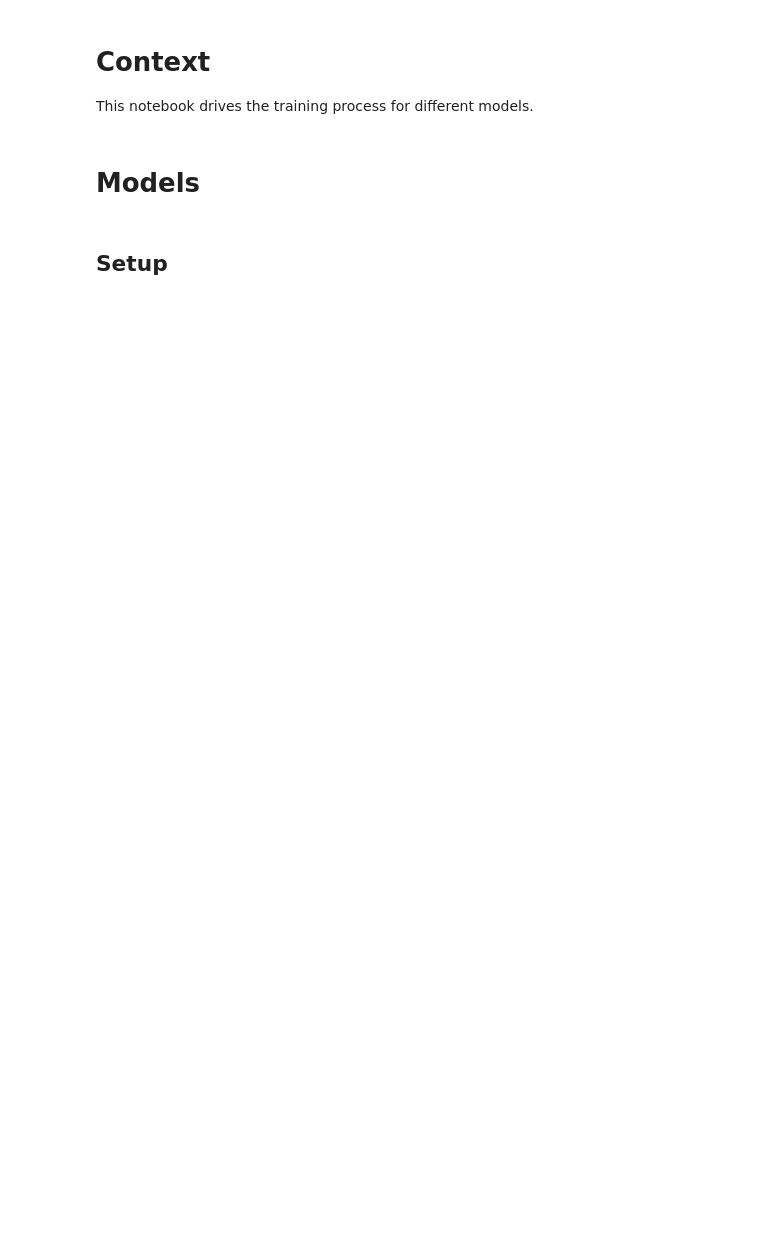
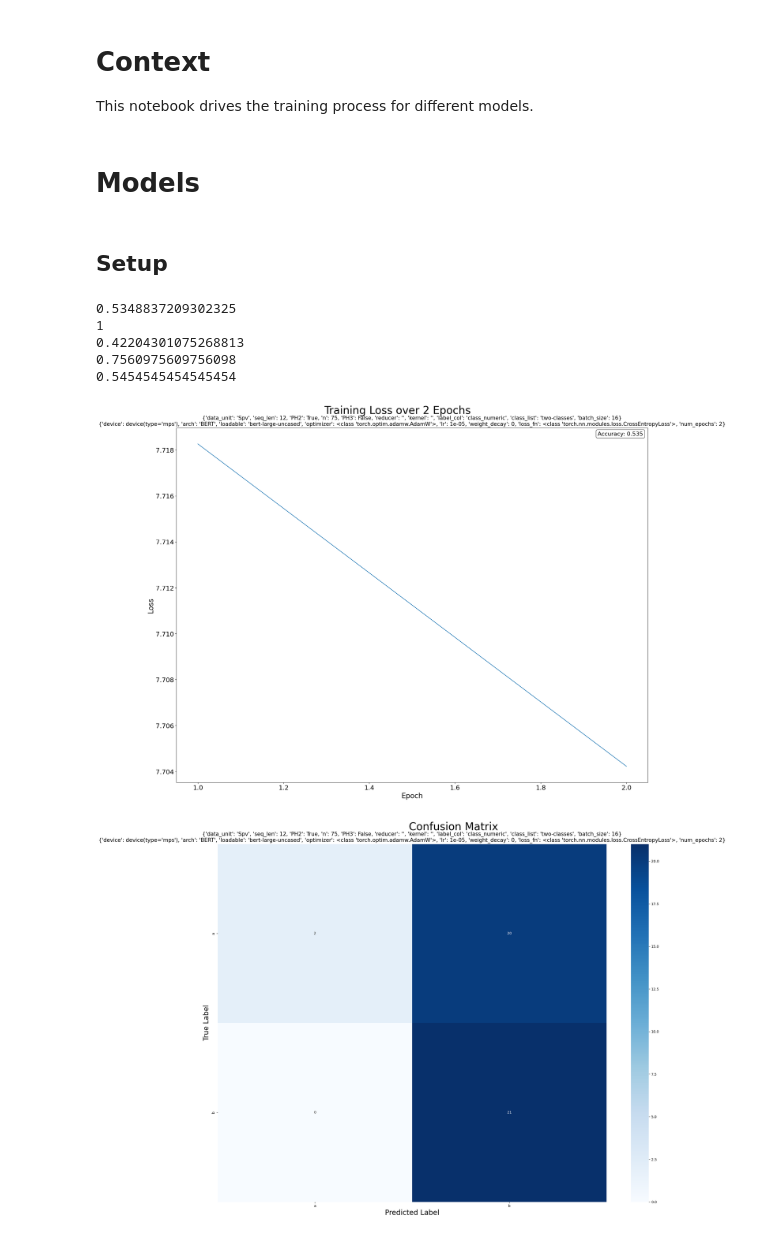
Before and after one commit to dasantac/TOG, a Jupyter notebook: src/TRAIN/architecture/BERT/BERTlarge.ipynb, the cells around one changed output. Drawn from its saved outputs; the diff is of its cells as text; code cells hidden in the pictures; blank space fills up the shorter version.

```diff
--- a/src/TRAIN/architecture/BERT/BERTlarge.ipynb
+++ b/src/TRAIN/architecture/BERT/BERTlarge.ipynb
@@ -20,22 +20,19 @@ from TRAIN.architecture.archeader import bert
 import torch.nn as nn
 import torch.optim as optim
 # %%
-TRAIN_classes = 'alpha-classes'
+TRAIN_classes = 'two-classes'
 
 data_config = {
   "data_unit" : sup.DATA_S_PV,
   "seq_len" : 12,
-  "PH2" : False,
-  "input_dim" : 72,
+  "PH2" : True,
+  "n" : 75,
   "PH3" : False,
   "reducer" : '',
   "kernel" : '',
-  "n" : -1,
   "label_col" : sup.class_numeric_column,
   "class_list" : TRAIN_classes,
-  "batch_size" : 1024,
-
-
+  "batch_size" : 16,
 }
 
 train_config = {
@@ -43,16 +40,15 @@ train_config = {
   "arch" : sup.TRAIN_BERT_CODE,
   "loadable" : bert.BERT_LARGE,
   "optimizer" : optim.AdamW,
-  "lr" : 2e-5,
-  "weight_decay" : 1e-4,
+  "lr" : 1e-5,
+  "weight_decay" : 0,
   "loss_fn" : nn.CrossEntropyLoss,
-  "num_epochs" : 10
+  "num_epochs" : 2
 }
 # %%
 sup.bert_score_tracker = []
 
-model = bert.BERT(data_config=data_config, df=None,
-                  train_config=train_config)
+model = bert.BERT(data_config=data_config, df=None, train_config=train_config)
 # %%
-model.fit(verbose=True, perfect=True)
+model.fit(verbose=True)
 # %%
@@ -61,0 +57,17 @@ model.show_loss()
+# %%
+print(model.accuracy)
+print(model.top2accuracy)
+print(model.macro_f1)
+print(model.macro_precision)
+print(model.macro_recall)
+
+model.show_loss()
+model.show_confusion_matrix()
+# %% [output]
+0.5348837209302325
+1
+0.42204301075268813
+0.7560975609756098
+0.5454545454545454
+[figure, added]
+[figure, added]
```
Also changed, not shown: parts of 3 cells of this notebook, 3 other files.
